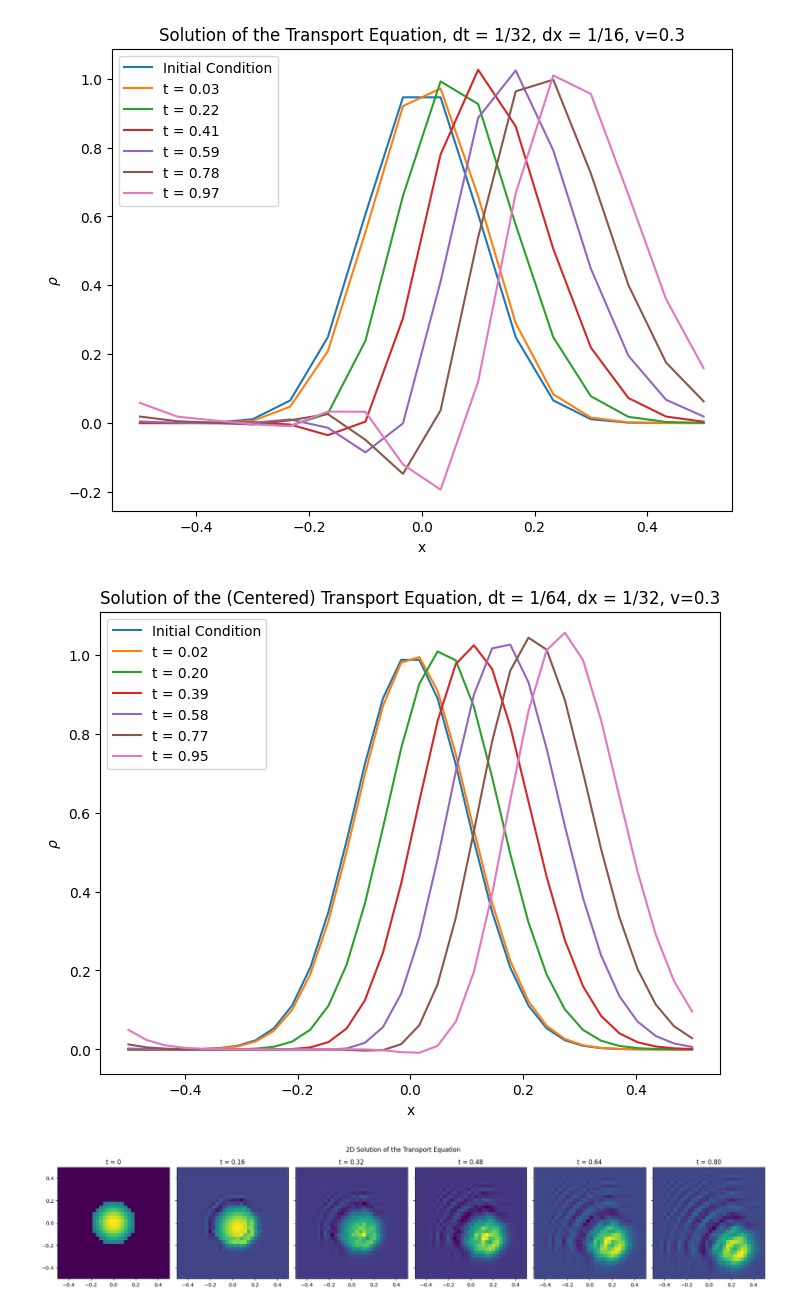
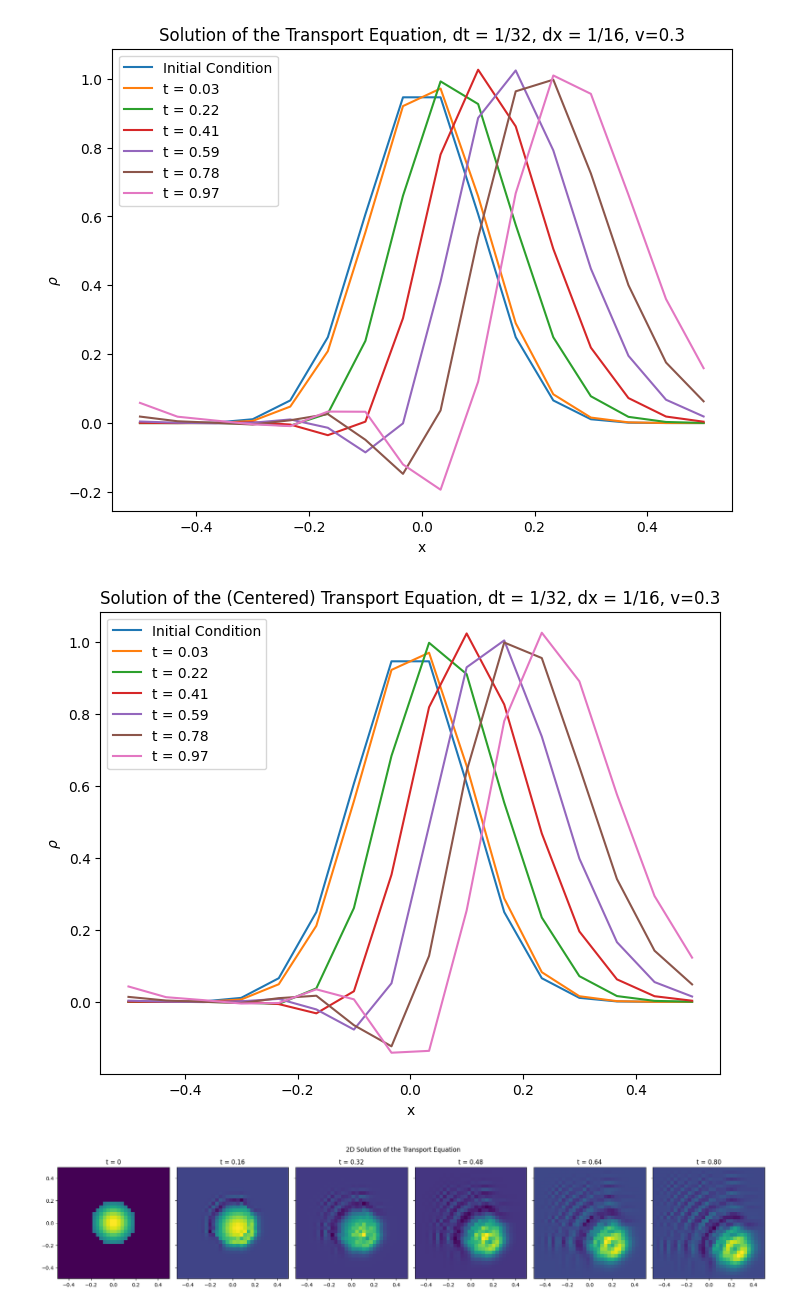
Before and after one commit to mao1756/pdot, a Jupyter notebook: exploratory/ftransport.ipynb, the cells around one changed output. Saved outputs shown, nothing was run; the diff lists cells and outputs as text; code cells hidden in the pictures.

```diff
--- a/exploratory/ftransport.ipynb
+++ b/exploratory/ftransport.ipynb
@@ -200,35 +200,35 @@ def transport_equation_1D_solver(rho_initial, v, dx, dt, t_max):
         # Periodic boundary conditions
         rho_history[n + 1, 0] = rho_history[n, 0] - v * dt / (2 * dx) * (rho_history[n, 1] - rho_history[n, -1])
         rho_history[n + 1, -1] = rho_history[n, -1] - v * dt / (2 * dx) * (rho_history[n, 0] - rho_history[n, -2])
 
     return rho_history
 
 # Parameters
-nt = 64
+nt = 32
 nx = 16
 x = np.linspace(-0.5, 0.5, nx)
 rho_initial = np.exp(-50 * x**2)
 dx = x[1] - x[0]
 dt = 1./nt
 t_max = 1
 v = 0.3
 
 # Solve the transport equation
 rho_history = transport_equation_1D_solver(rho_initial, v, dx, dt, t_max)
 
 # Visualization
 fig, ax = plt.subplots(figsize=(8,6))
 ax.plot(x, rho_initial, label="Initial Condition")
 nt = int(t_max / dt)
 for i in range(1, nt, nt//5):
     ax.plot(x, rho_history[i], label=f"t = {t_max*i/nt:.2f}")
 ax.set_title(f"Solution of the (Centered) Transport Equation, dt = 1/{nt}, dx = 1/{nx}, v={v:.1f}")
 ax.set_xlabel("x")
 ax.set_ylabel(r"$\rho$")
 ax.legend()
 plt.show()
 # %% [output]
-[figure, old version]
+[figure, new version]
 # %%
 # 2D Circular Bump Example
 
```
Also changed, not shown: parts of 5 cells of this notebook.
